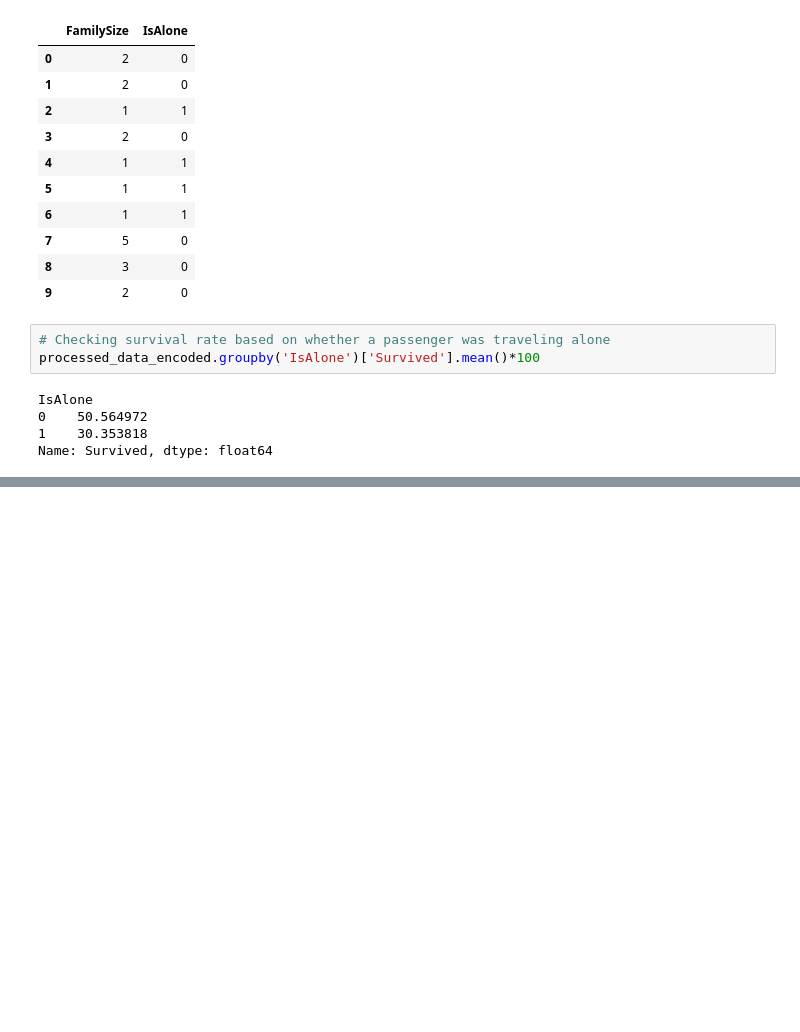
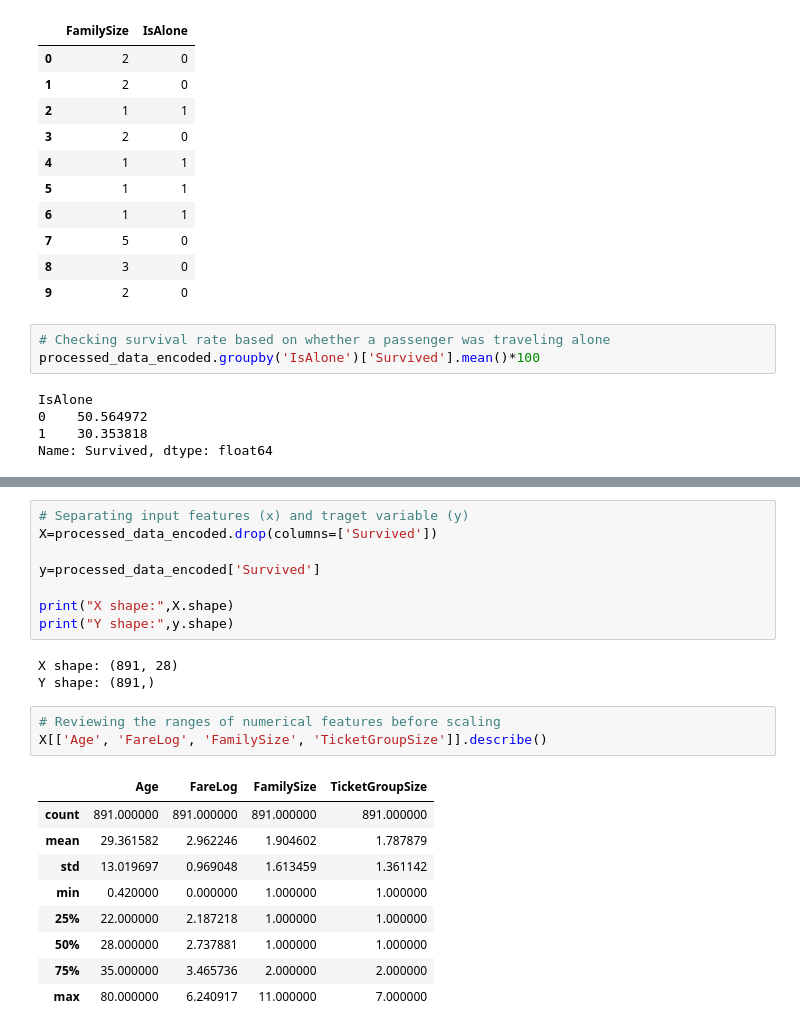
Before and after one commit to almamun252/ml-dl-learning, a Jupyter notebook: machine_learning/data_processing.ipynb, the cells around one changed output, grey strips where cells are left out. Cells and saved outputs as stored; diff of their text form; blank space fills up the shorter version.

```diff
--- a/machine_learning/data_processing.ipynb
+++ b/machine_learning/data_processing.ipynb
@@ -1258,0 +1376,24 @@ Name: Survived, dtype: float64
+# %%
+# Separating input features (x) and traget variable (y)
+X=processed_data_encoded.drop(columns=['Survived'])
+
+y=processed_data_encoded['Survived']
+
+print("X shape:",X.shape)
+print("Y shape:",y.shape)
+# %% [output]
+X shape: (891, 28)
+Y shape: (891,)
+# %%
+# Reviewing the ranges of numerical features before scaling
+X[['Age', 'FareLog', 'FamilySize', 'TicketGroupSize']].describe()
+# %% [output]
+|  | Age | FareLog | FamilySize | TicketGroupSize |
+| count | 891.000000 | 891.000000 | 891.000000 | 891.000000 |
+| mean | 29.361582 | 2.962246 | 1.904602 | 1.787879 |
+| std | 13.019697 | 0.969048 | 1.613459 | 1.361142 |
+| min | 0.420000 | 0.000000 | 1.000000 | 1.000000 |
+| 25% | 22.000000 | 2.187218 | 1.000000 | 1.000000 |
+| 50% | 28.000000 | 2.737881 | 1.000000 | 1.000000 |
+| 75% | 35.000000 | 3.465736 | 2.000000 | 2.000000 |
+| max | 80.000000 | 6.240917 | 11.000000 | 7.000000 |
```
Also changed, not shown: parts of 7 cells of this notebook.
